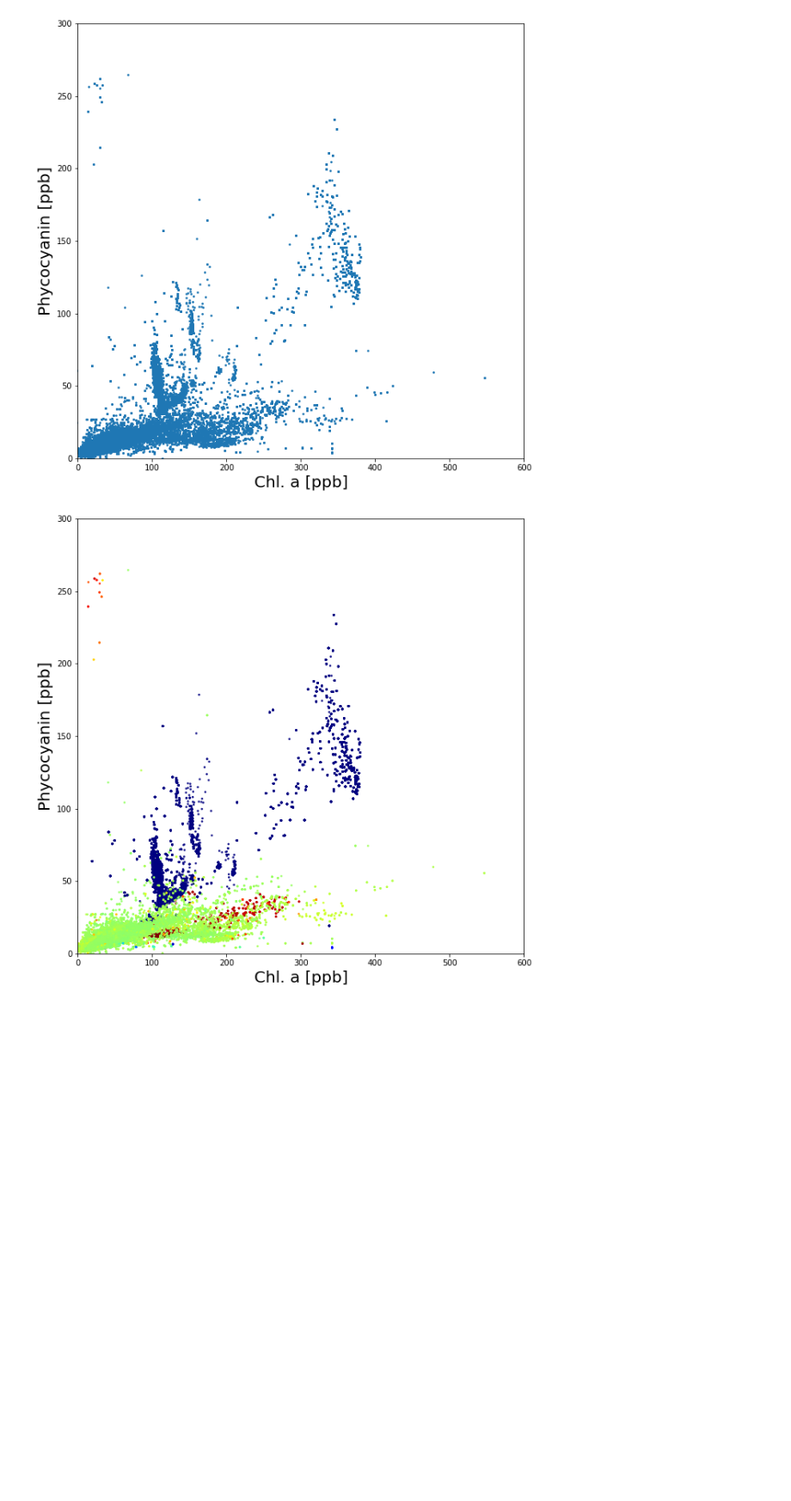
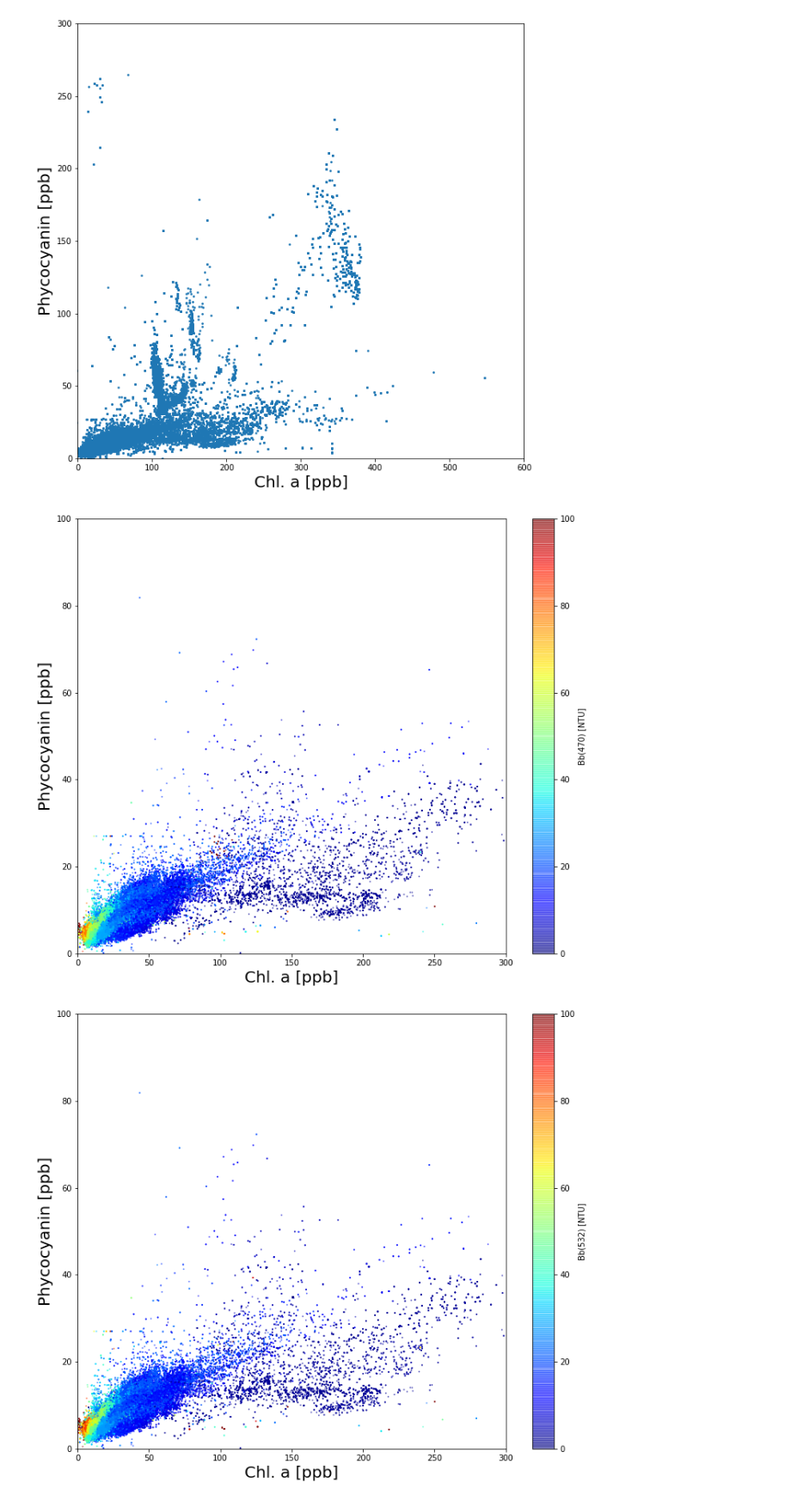
Before and after one commit to vrx-/navocean, a Jupyter notebook: Sailboat process.ipynb, the cells around one changed output. Shown at 86% size. Cells and saved outputs as stored; diff of their text form; code cells hidden in the pictures; blank space fills up the shorter version.

```diff
--- a/Sailboat process.ipynb
+++ b/Sailboat process.ipynb
@@ -36,12 +36,11 @@ class Sailboat():
 
     def plot(self, x_variable, y_variable,
             xlim=None, ylim=None, x_fontsize=20, y_fontsize=20, p_size=5,
-             jet_convert=False):
+             jet_convert=False, show_backscatter=False, bb='bb470', vmin=0, vmax=200):
         self.str_to_float(x_variable)
         self.str_to_float(y_variable)
         x_column = self.variable_to_column_name[x_variable]
         y_column = self.variable_to_column_name[y_variable]
-        plt.figure(figsize=(10,10))
 
         if jet_convert:
             for bb in ['bb470', 'bb532', 'bb650']:
@@ -55,8 +54,20 @@ class Sailboat():
             scheme_percent = 0.5 + red*0.5 - blue*0.5
             self.color = [cm.jet(x) for x in scheme_percent]
             plt.scatter(self.data[x_column], self.data[y_column], s=p_size,
-                        c=self.color, alpha=0.8)
+                        c=self.color, alpha=0.5)
+        #else:
+        #    plt.scatter(self.data[x_column], self.data[y_column], s=p_size)
+
+        if show_backscatter:
+            self.str_to_float(bb)
+            bb_column_name = self.variable_to_column_name[bb]
+            self.color = self.data[bb_column_name]
+            plt.figure(figsize=(12,10))
+            plt.scatter(self.data[x_column], self.data[y_column], s=p_size,
+                c=self.color, alpha=0.5, vmin=vmin, vmax=vmax, cmap='jet')
+            plt.colorbar(label=bb_column_name)
         else:
+            plt.figure(figsize=(10,10))
             plt.scatter(self.data[x_column], self.data[y_column], s=p_size)
 
         plt.xlabel(x_column, fontsize=x_fontsize)
@@ -113,8 +124,10 @@ sailboat.plot(x_variable='chla', y_variable='phycocyanin',
 # %%
 sailboat = Sailboat()
 sailboat.data = pd.concat(all_df, ignore_index=True)
-sailboat.plot(x_variable='chla', y_variable='phycocyanin',
-             xlim=(0,600), ylim=(0,300),x_fontsize=20, y_fontsize=20, p_size=3,
-              jet_convert=True)
+for bb in ['bb470', 'bb532', 'bb650']:
+    sailboat.plot(x_variable='chla', y_variable='phycocyanin',
+                 xlim=(0,300), ylim=(0,100), p_size=1,
+                  show_backscatter=True, bb=bb, vmin=0, vmax=100)
 # %% [output]
-[figure, old version]
+[figure, new version]
+[figure, added]
```
Also changed, not shown: parts of 1 cell of this notebook.
